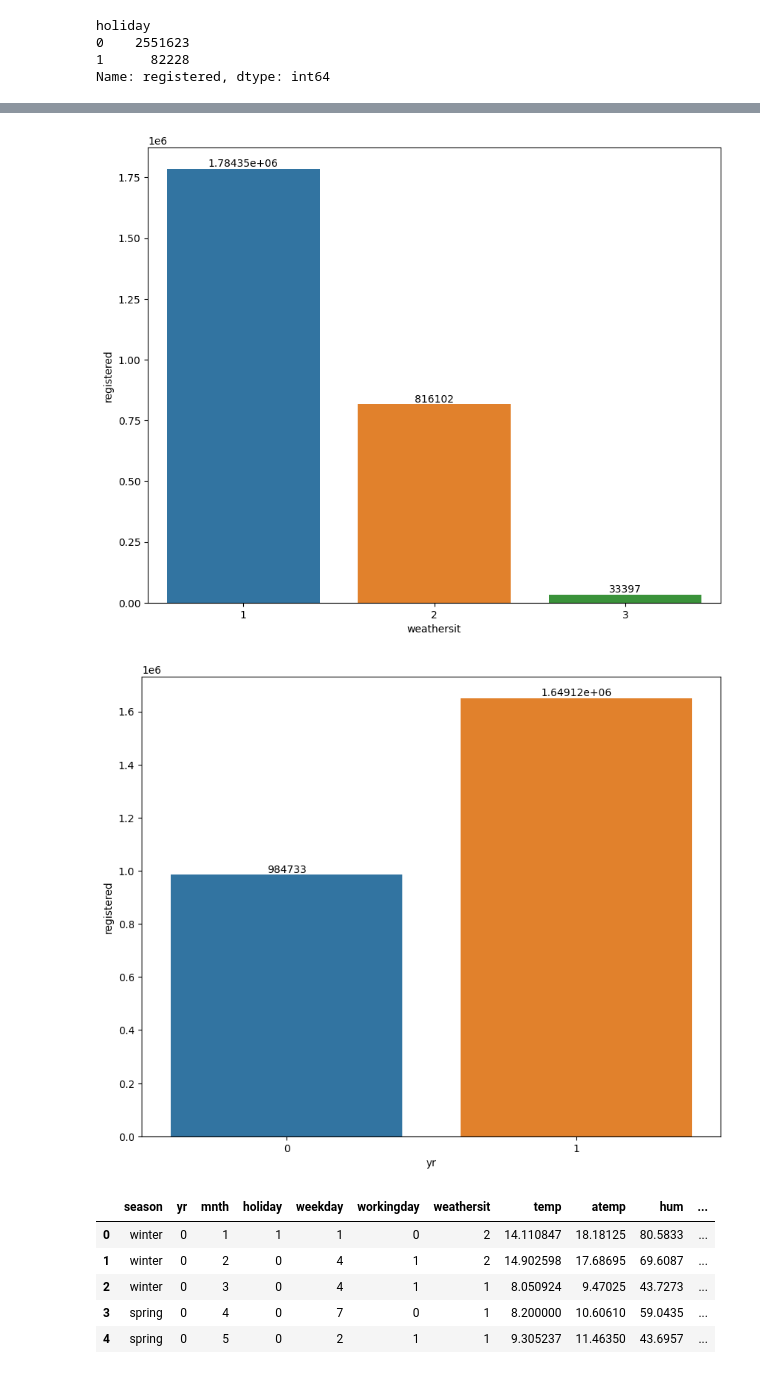
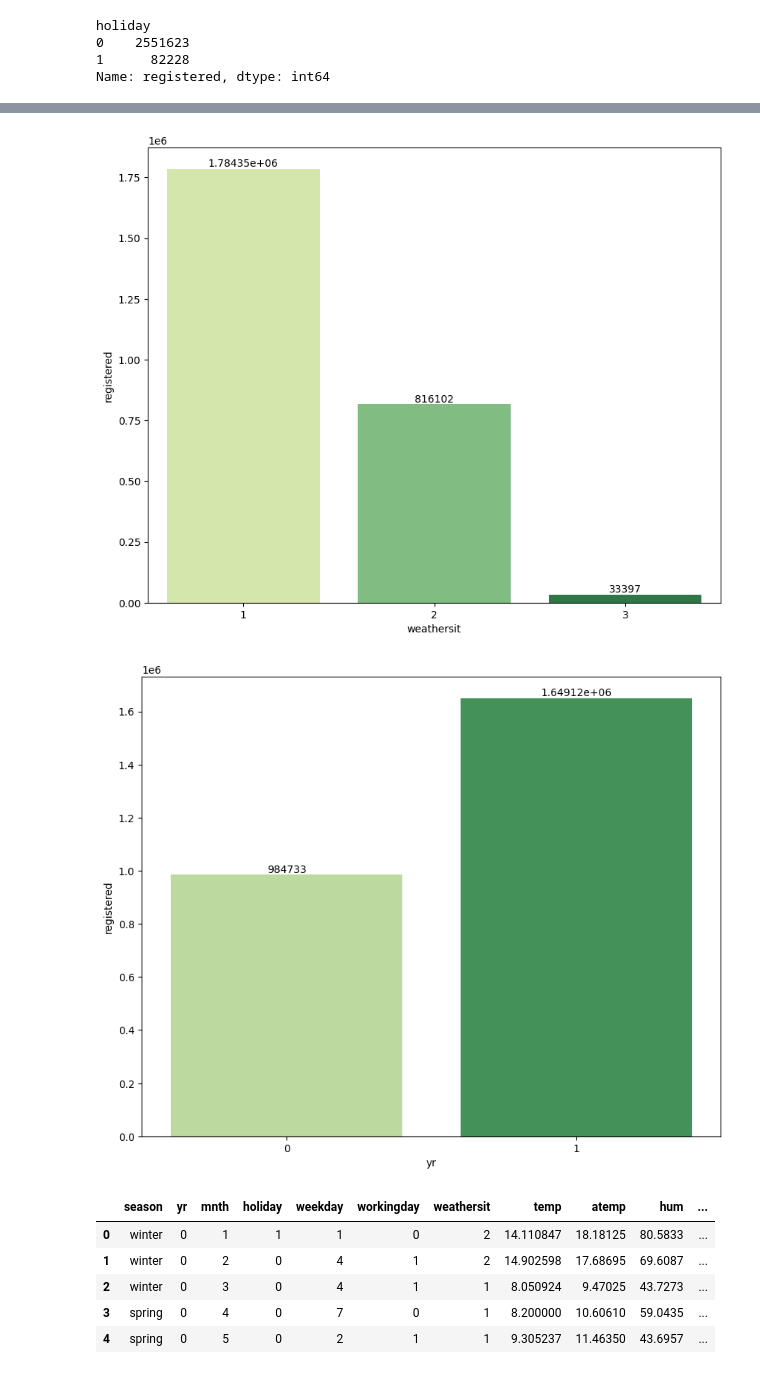
Before and after one commit to Adalab/DA-project-da-promo-c-modulo-3-team-6, a Jupyter notebook: 02-Visualizacion.ipynb, the cells around one changed output, grey strips where cells are left out. Cells and saved outputs as stored; diff of their text form; code cells hidden in the pictures.

```diff
--- a/02-Visualizacion.ipynb
+++ b/02-Visualizacion.ipynb
@@ -183,17 +186,17 @@ plt.savefig("datos/month-re.png")
 # %%
 df_weather = df.groupby("weathersit").sum().reset_index()
-ax = sns.barplot(x= "weathersit", y = "registered", data = df_weather, errwidth=0)
+ax = sns.barplot(x= "weathersit", y = "registered", data = df_weather, errwidth=0, palette= "YlGn")
 ax.bar_label(ax.containers[0])
 plt.savefig("datos/weathersit-re.png")
 # %% [output]
-[figure, old version]
+[figure, new version]
 # %%
 df_yr = df.groupby("yr").sum().reset_index()
-ax = sns.barplot(x= "yr", y = "registered", data = df_yr, errwidth=0)
+ax = sns.barplot(x= "yr", y = "registered", data = df_yr, errwidth=0, palette= "YlGn")
 ax.bar_label(ax.containers[0])
 plt.savefig("datos/year-re.png")
 # %% [output]
-[figure, old version]
+[figure, new version]
 # %%
 df.head()
 # %% [output]
```
Also changed, not shown: parts of 8 cells of this notebook, 21 other files.
